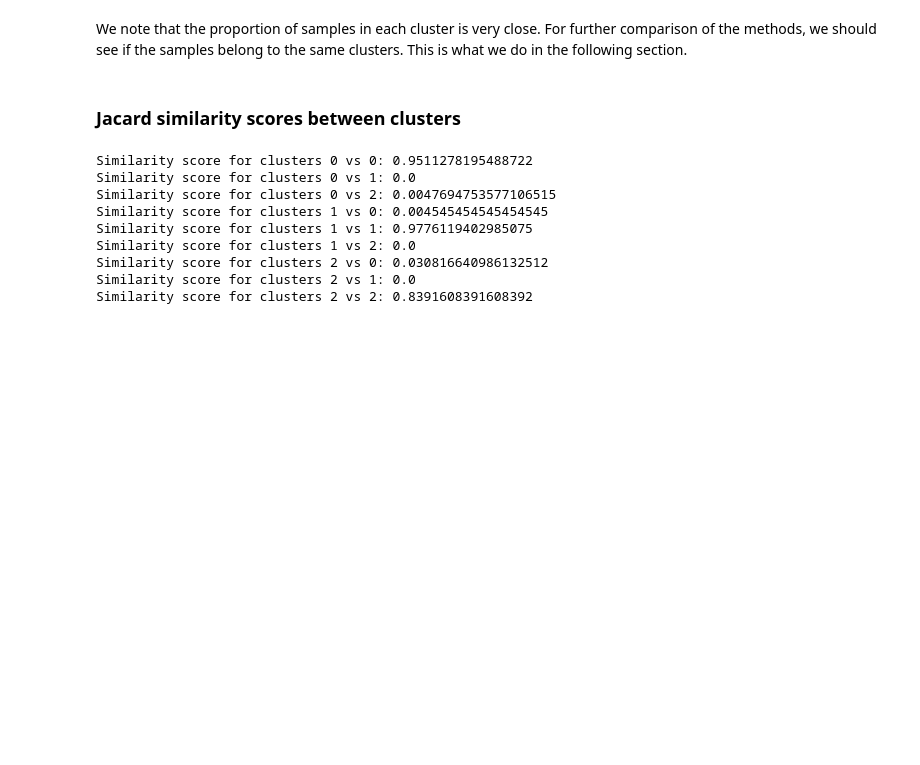
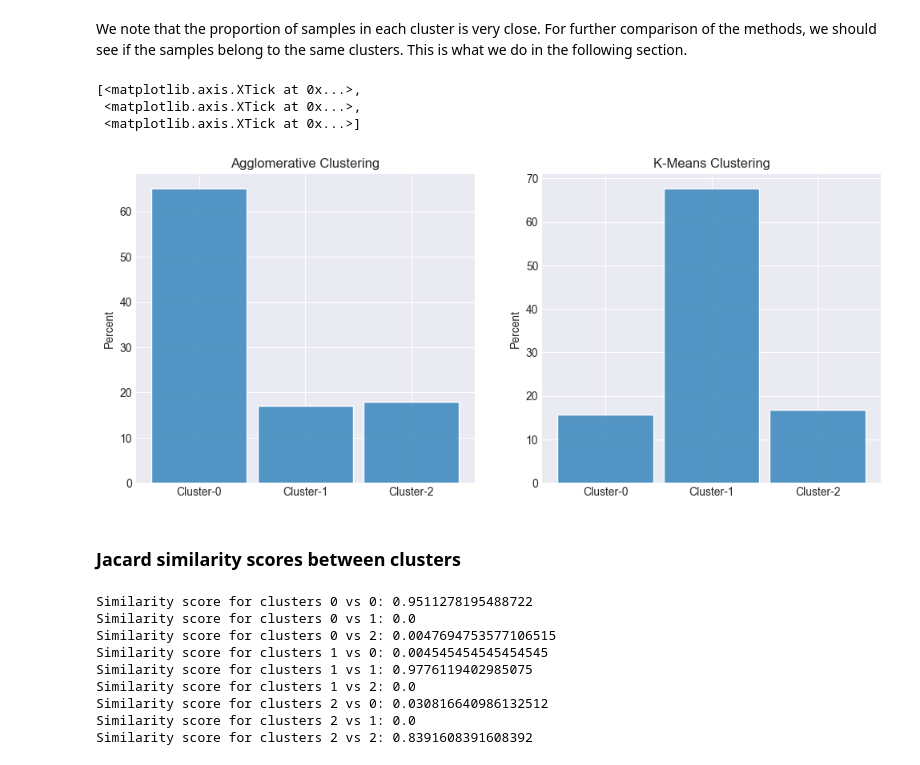
Before and after one commit to rbazin/ECSE556-HW1, a Jupyter notebook: notebook.ipynb, the cells around one changed output. Cells and saved outputs as stored; diff of their text form; code cells hidden in the pictures; blank space fills up the shorter version.

Commit message:
graph comparisons

```diff
--- a/notebook.ipynb
+++ b/notebook.ipynb
@@ -9,6 +9,8 @@ import matplotlib.pyplot as plt
 import seaborn as sns
 import os
 np.random.seed(0) # fixing the seed for reproducibility
+# %%
+sns.set_style("darkgrid")
 # %%
 data_path = os.path.join("TG_LASSO_GeneExpressionInput", "gdsc_expr_postCB.csv")
 data = pd.read_csv(data_path, index_col=0, header=0)
@@ -185,5 +187,20 @@ Number of samples in cluster 2: 123
 # %% [markdown]
 We note that the proportion of samples in each cluster is very close. For further comparison of the methods, we should see if the samples belong to the same clusters. This is what we do in the following section.
+# %%
+# plot the two distributions of classes on each subplot
+fig, axes = plt.subplots(1, 2, figsize=(12, 5))
+axes[0].set_title("Agglomerative Clustering")
+axes[1].set_title("K-Means Clustering")
+# hist plot
+sns.histplot(agglo_clustering, ax=axes[0], discrete=True, stat="percent", shrink=.9)
+axes[0].xaxis.set_ticks([0, 1, 2], ["Cluster-0", "Cluster-1", "Cluster-2"])
+sns.histplot(k_clustering, ax=axes[1], discrete=True, stat="percent", shrink=.9)
+axes[1].xaxis.set_ticks([0, 1, 2],["Cluster-0", "Cluster-1", "Cluster-2"])
+# %% [output]
+[<matplotlib.axis.XTick at 0x...>,
+ <matplotlib.axis.XTick at 0x...>,
+ <matplotlib.axis.XTick at 0x...>]
+[figure, added]
 # %% [markdown]
 ### Jacard similarity scores between clusters
 # %%
```
Also changed, not shown: parts of 15 cells of this notebook, 2 other files.
